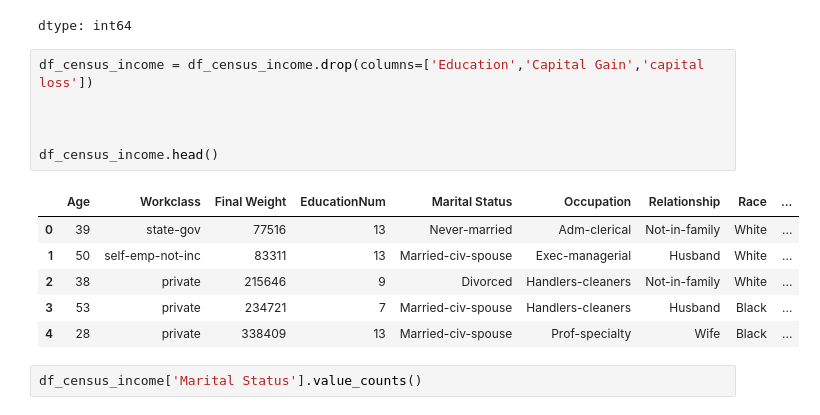
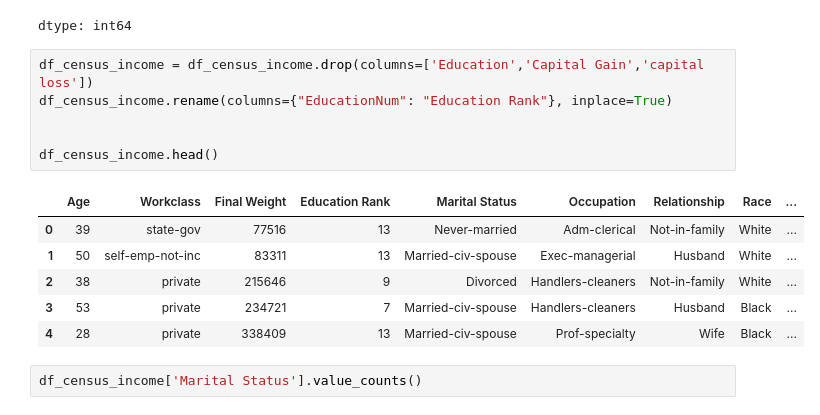
Before and after one commit to hippopotamuspal/MachineLearningProject, a Jupyter notebook: Income_Census_Data.ipynb, the cells around one changed output. Saved outputs shown, nothing was run; the diff lists cells and outputs as text.

```diff
--- a/Income_Census_Data.ipynb
+++ b/Income_Census_Data.ipynb
@@ -80,12 +81,12 @@ df_census_income['Workclass'].value_counts()
 dtype: int64
 # %%
 df_census_income = df_census_income.drop(columns=['Education','Capital Gain','capital loss'])
-
+df_census_income.rename(columns={"EducationNum": "Education Rank"}, inplace=True)
 
 
 df_census_income.head()
 # %% [output]
-|  | Age | Workclass | Final Weight | EducationNum | Marital Status | Occupation | Relationship | Race | ... |
+|  | Age | Workclass | Final Weight | Education Rank | Marital Status | Occupation | Relationship | Race | ... |
 | 0 | 39 | state-gov | 77516 | 13 | Never-married | Adm-clerical | Not-in-family | White | ... |
 | 1 | 50 | self-emp-not-inc | 83311 | 13 | Married-civ-spouse | Exec-managerial | Husband | White | ... |
 | 2 | 38 | private | 215646 | 9 | Divorced | Handlers-cleaners | Not-in-family | White | ... |
```
Also changed, not shown: parts of 35 cells of this notebook.
